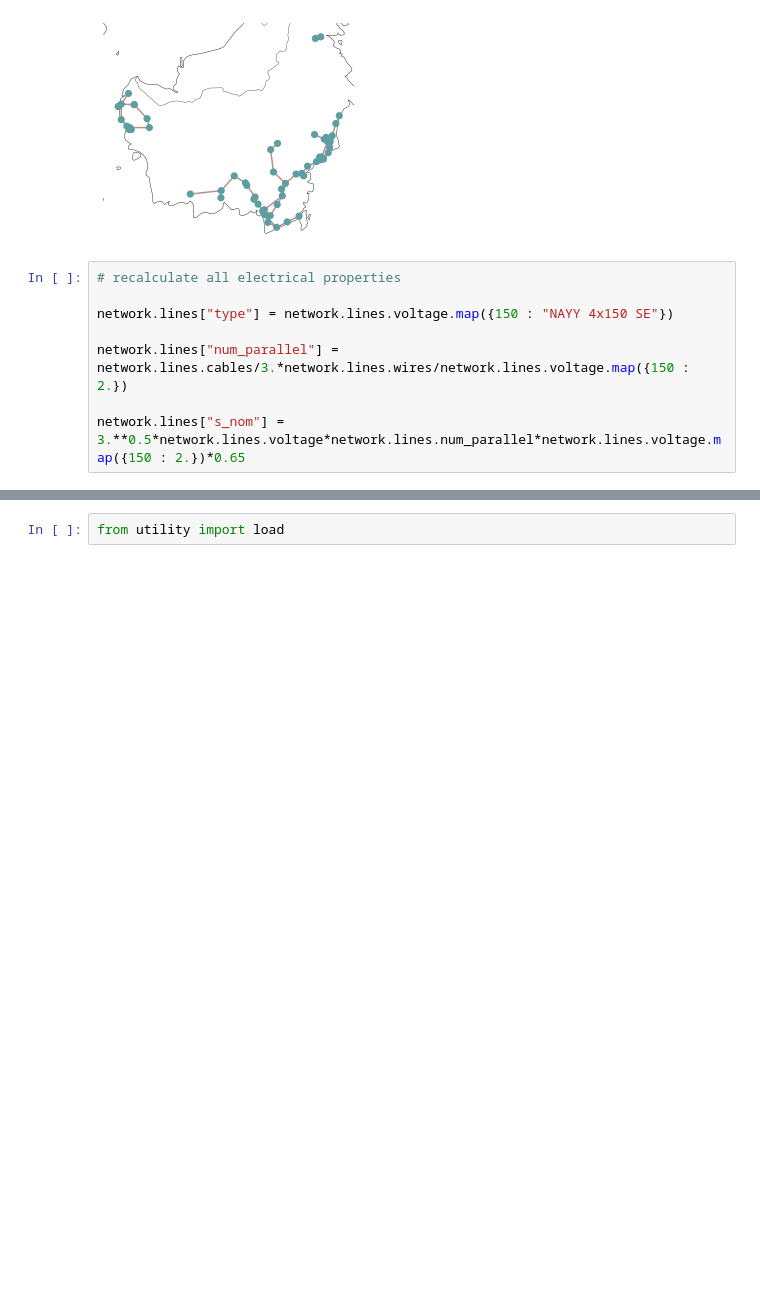
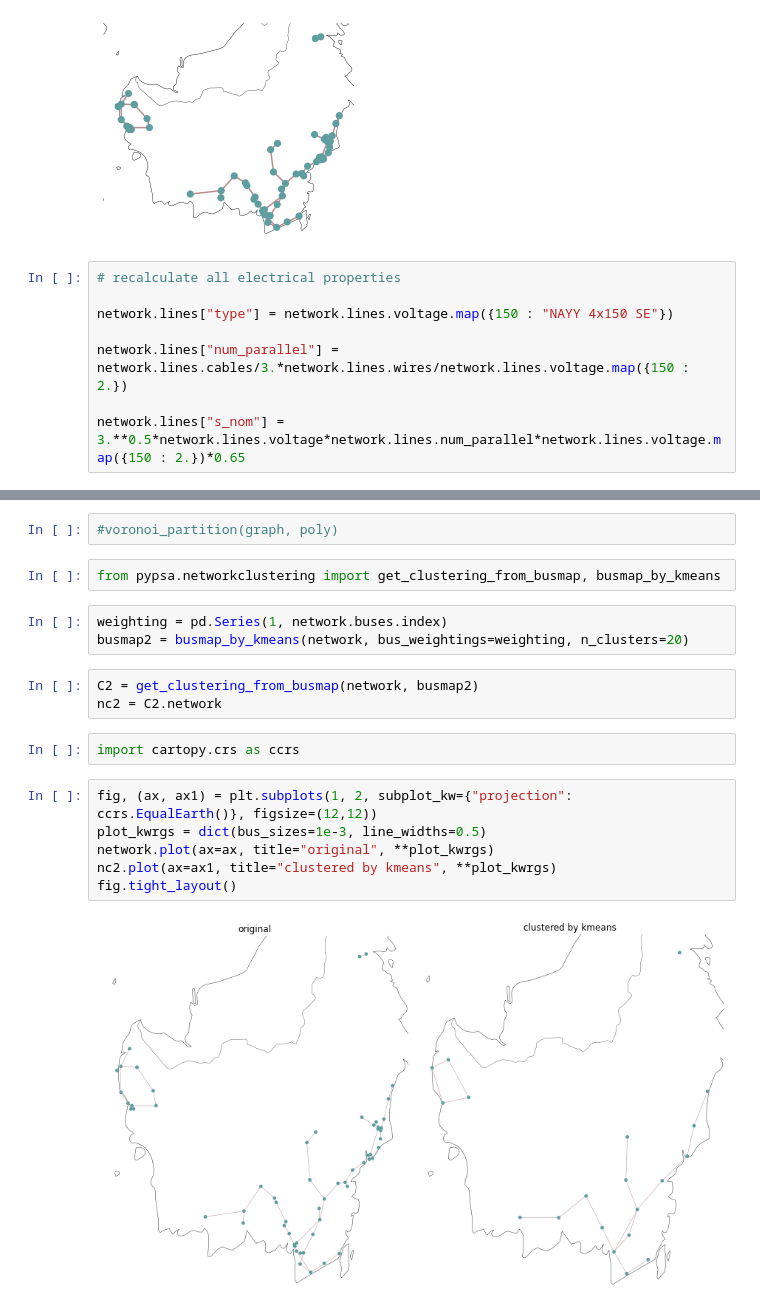
Before and after one commit to hilmandepe/kalimantan_power_system, a Jupyter notebook: model_kalimantan.ipynb, the cells around one changed output, grey strips where cells are left out. Saved outputs shown, nothing was run; the diff lists cells and outputs as text; blank space fills up the shorter version.

```diff
--- a/model_kalimantan.ipynb
+++ b/model_kalimantan.ipynb
@@ -315,2 +298,20 @@ import import_ipynb
+# %%
+#voronoi_partition(graph, poly)
+# %%
+from pypsa.networkclustering import get_clustering_from_busmap, busmap_by_kmeans
 # %%
-from utility import load
+weighting = pd.Series(1, network.buses.index)
+busmap2 = busmap_by_kmeans(network, bus_weightings=weighting, n_clusters=20)
+# %%
+C2 = get_clustering_from_busmap(network, busmap2)
+nc2 = C2.network
+# %%
+import cartopy.crs as ccrs
+# %%
+fig, (ax, ax1) = plt.subplots(1, 2, subplot_kw={"projection": ccrs.EqualEarth()}, figsize=(12,12))
+plot_kwrgs = dict(bus_sizes=1e-3, line_widths=0.5)
+network.plot(ax=ax, title="original", **plot_kwrgs)
+nc2.plot(ax=ax1, title="clustered by kmeans", **plot_kwrgs)
+fig.tight_layout()
+# %% [output]
+[figure, added]
```
Also changed, not shown: parts of 12 cells of this notebook, 24 other files.
